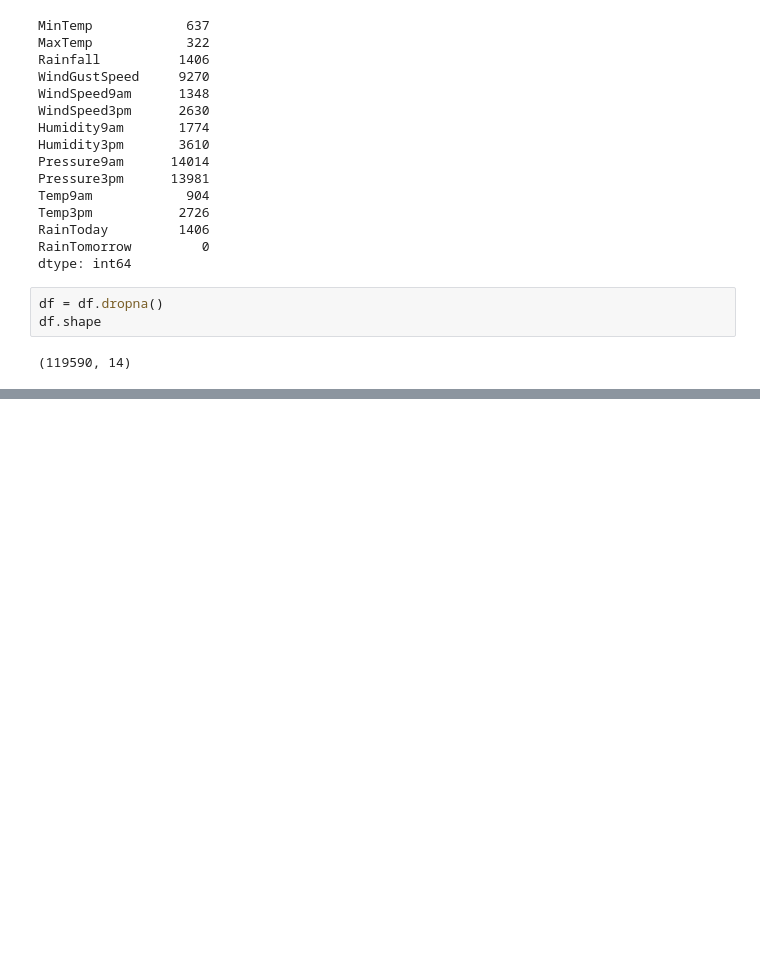
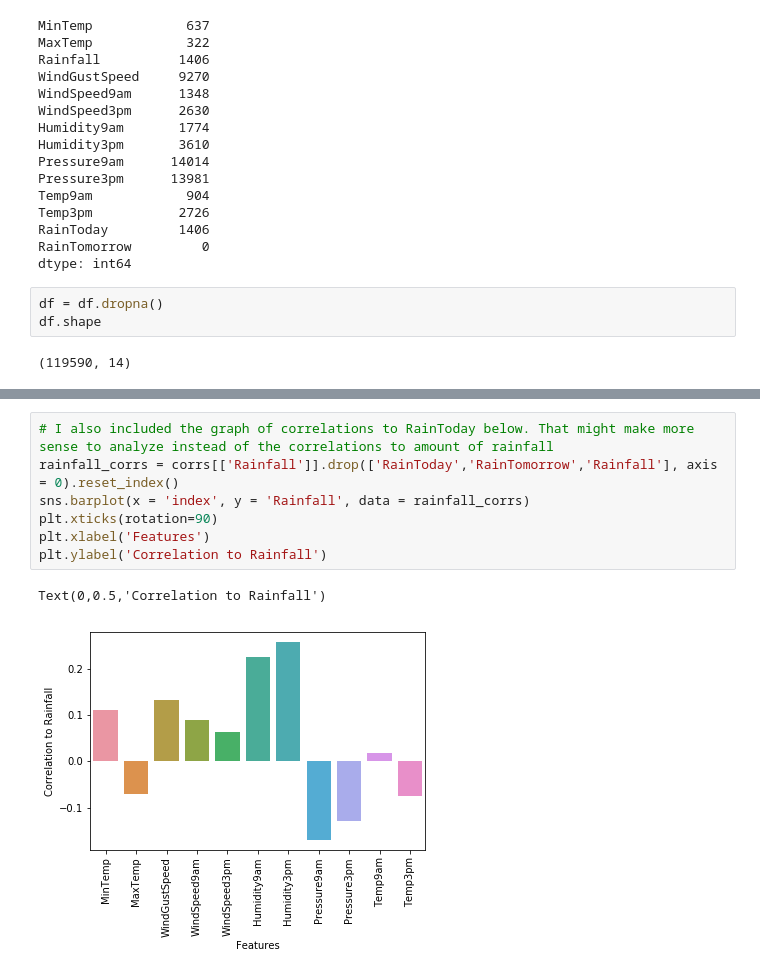
Before and after one commit to elliotvilhelm/COGS_108, a Jupyter notebook: main.ipynb, the cells around one changed output, grey strips where cells are left out. Drawn from its saved outputs; the diff is of its cells as text; blank space fills up the shorter version.

```diff
--- a/main.ipynb
+++ b/main.ipynb
@@ -91,0 +113,10 @@ X.head()
+# %%
+# I also included the graph of correlations to RainToday below. That might make more sense to analyze instead of the correlations to amount of rainfall
+rainfall_corrs = corrs[['Rainfall']].drop(['RainToday','RainTomorrow','Rainfall'], axis = 0).reset_index()
+sns.barplot(x = 'index', y = 'Rainfall', data = rainfall_corrs)
+plt.xticks(rotation=90)
+plt.xlabel('Features')
+plt.ylabel('Correlation to Rainfall')
+# %% [output]
+Text(0,0.5,'Correlation to Rainfall')
+[figure, added]
```
Also changed, not shown: parts of 4 cells of this notebook.
